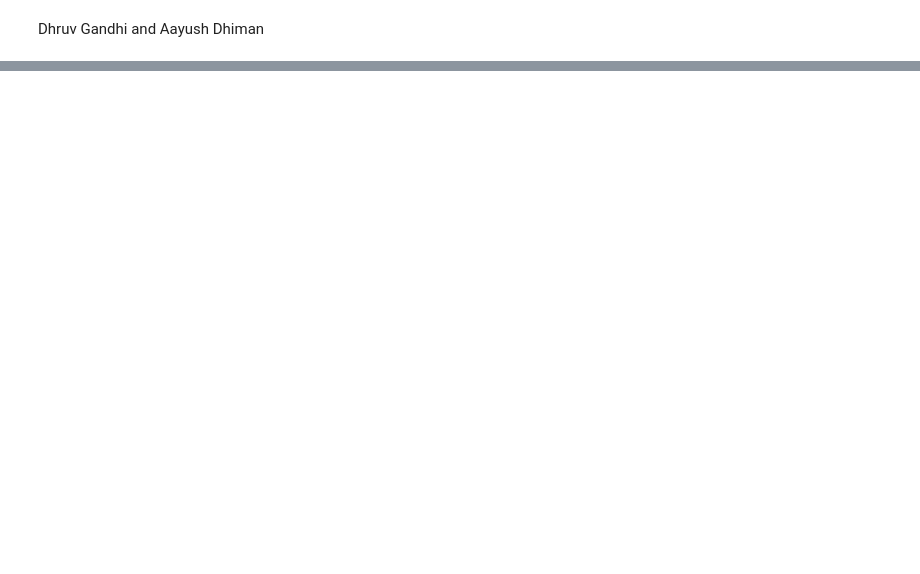
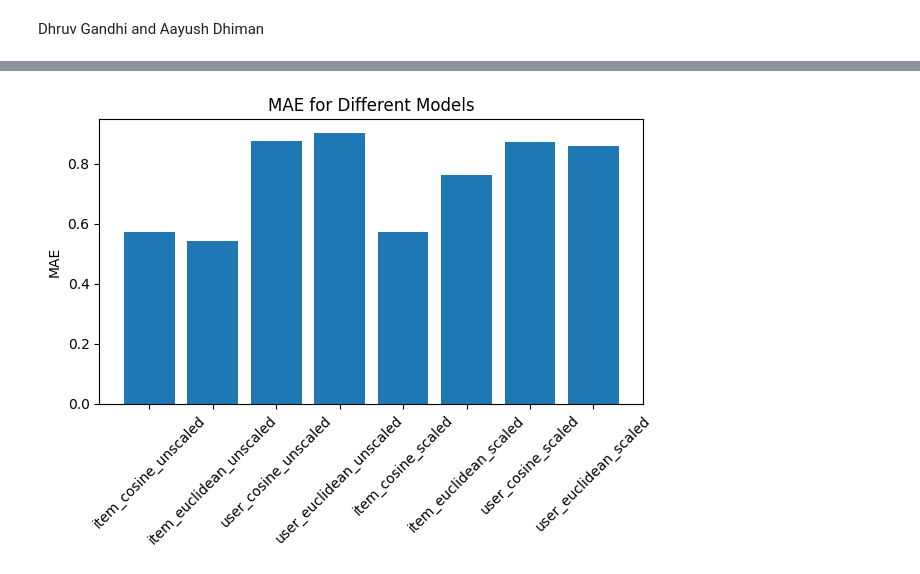
Before and after one commit to aayushdhiman/ds4420-final-project, a Jupyter notebook: finalproject.ipynb, the cells around one changed output, grey strips where cells are left out. Saved outputs shown, nothing was run; the diff lists cells and outputs as text; code cells hidden in the pictures; blank space fills up the shorter version.

```diff
--- a/finalproject.ipynb
+++ b/finalproject.ipynb
@@ -17,3 +276,13 @@ Fetched movie ratings for 570 users in 144.53 seconds.
+# %%
+plt.figure()
+plt.bar(labels, maes)
+plt.ylabel('MAE')
+plt.title('MAE for Different Models')
+plt.xticks(rotation=45)
+plt.tight_layout()
+plt.show()
+# %% [output]
+[figure, added]
 # %%
 !streamlit run src/deploy_streamlit.py
 # %% [output]
```
Also changed, not shown: parts of 17 cells of this notebook, 7 other files.
